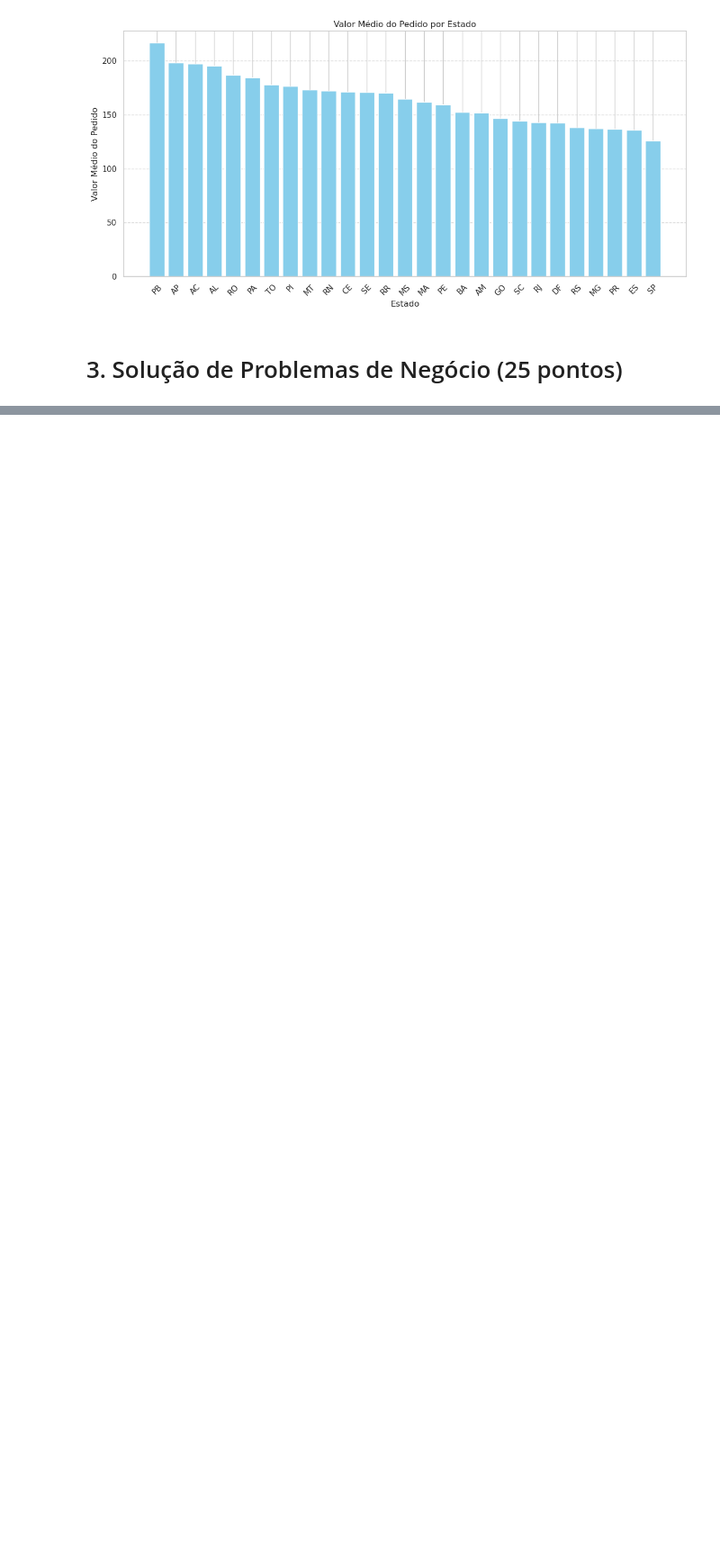
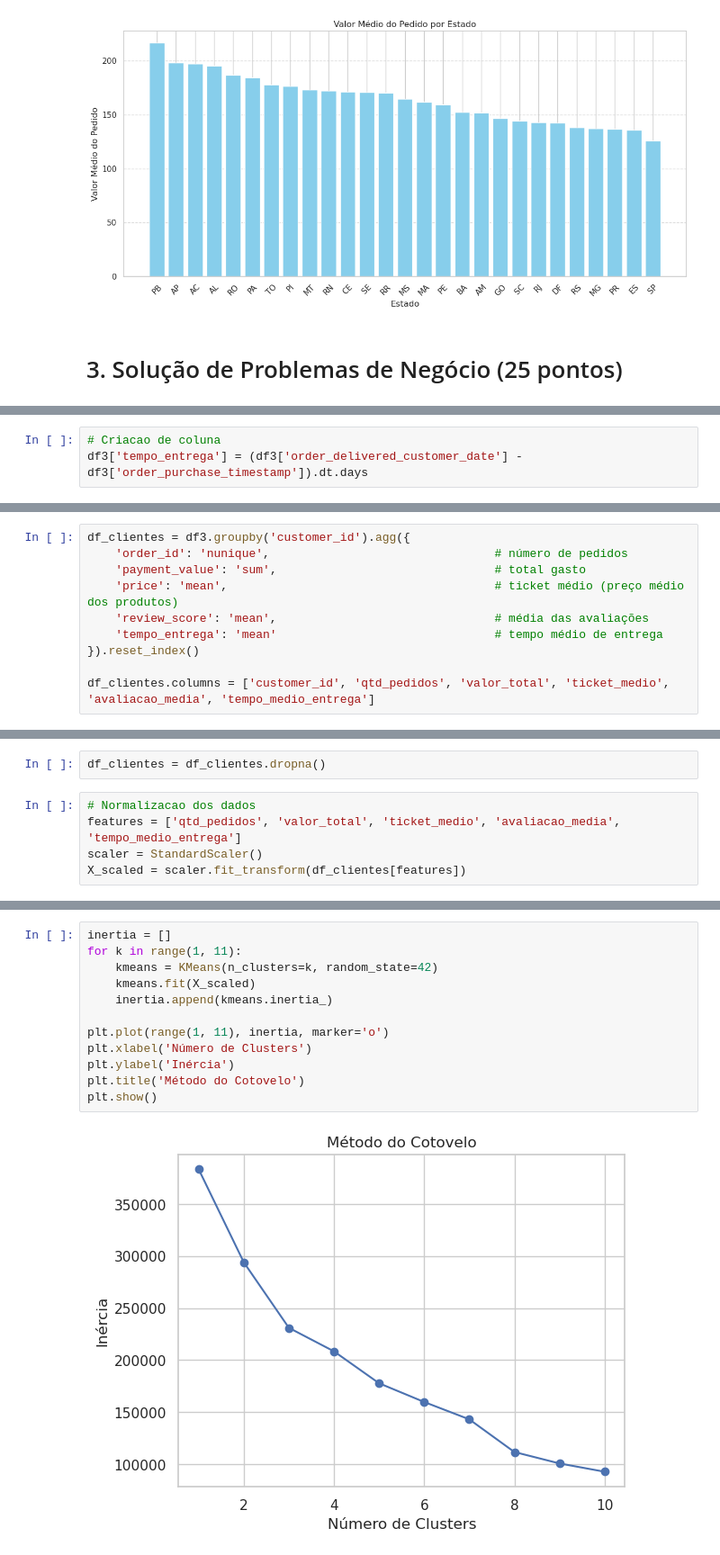
Before and after one commit to zVitor-Emanuel/Olist_Data_Analysis, a Jupyter notebook: case.ipynb, the cells around one changed output, grey strips where cells are left out. Shown at 90% size. Drawn from its saved outputs; the diff is of its cells as text; blank space fills up the shorter version.

```diff
--- a/case.ipynb
+++ b/case.ipynb
@@ -1487,0 +1729,3 @@ Taxa de clientes recorrentes: 0.00%
+# %%
+# Criacao de coluna
+df3['tempo_entrega'] = (df3['order_delivered_customer_date'] - df3['order_purchase_timestamp']).dt.days
@@ -1487,0 +1740,10 @@ Taxa de clientes recorrentes: 0.00%
+# %%
+df_clientes = df3.groupby('customer_id').agg({
+    'order_id': 'nunique',                                # número de pedidos
+    'payment_value': 'sum',                               # total gasto
+    'price': 'mean',                                      # ticket médio (preço médio dos produtos)
+    'review_score': 'mean',                               # média das avaliações
+    'tempo_entrega': 'mean'                               # tempo médio de entrega
+}).reset_index()
+
+df_clientes.columns = ['customer_id', 'qtd_pedidos', 'valor_total', 'ticket_medio', 'avaliacao_media', 'tempo_medio_entrega']
@@ -1487,0 +1781,7 @@ Taxa de clientes recorrentes: 0.00%
+# %%
+df_clientes = df_clientes.dropna()
+# %%
+# Normalizacao dos dados
+features = ['qtd_pedidos', 'valor_total', 'ticket_medio', 'avaliacao_media', 'tempo_medio_entrega']
+scaler = StandardScaler()
+X_scaled = scaler.fit_transform(df_clientes[features])
@@ -1487,0 +1790,14 @@ Taxa de clientes recorrentes: 0.00%
+# %%
+inertia = []
+for k in range(1, 11):
+    kmeans = KMeans(n_clusters=k, random_state=42)
+    kmeans.fit(X_scaled)
+    inertia.append(kmeans.inertia_)
+
+plt.plot(range(1, 11), inertia, marker='o')
+plt.xlabel('Número de Clusters')
+plt.ylabel('Inércia')
+plt.title('Método do Cotovelo')
+plt.show()
+# %% [output]
+[figure, added]
```
Also changed, not shown: parts of 81 cells of this notebook, 1 other file.
